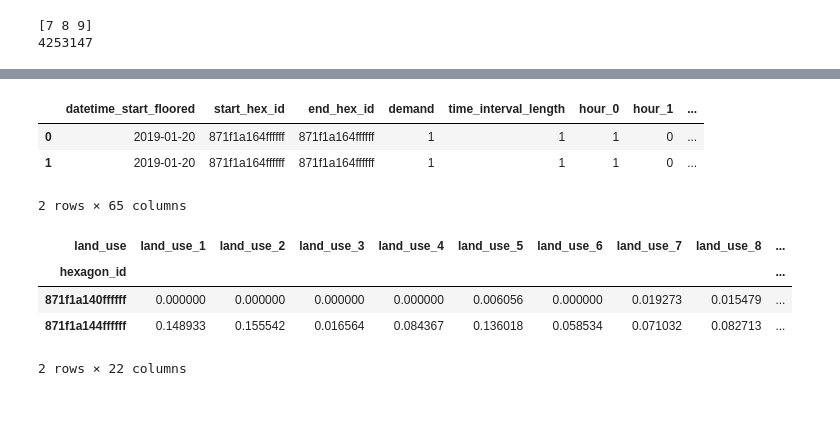
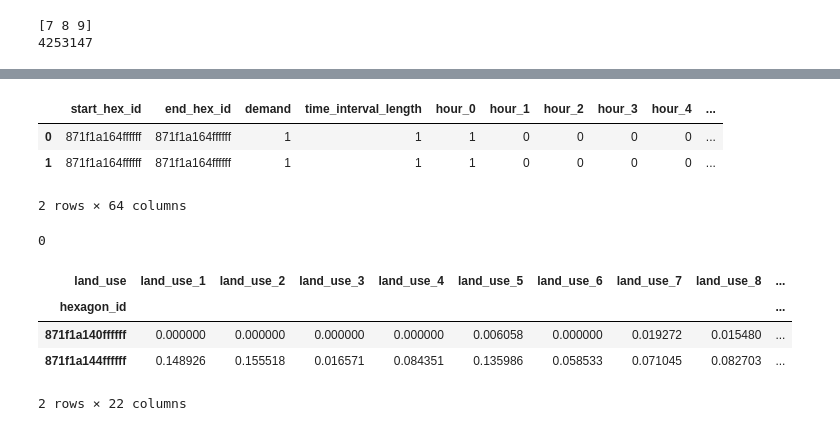
Before and after one commit to mogottsch/aaa-2022-magma, a Jupyter notebook: 04_predictive_analysis/00_feature_generation.ipynb, the cells around one changed output, grey strips where cells are left out. Cells and saved outputs as stored; diff of their text form; code cells hidden in the pictures.

```diff
--- a/04_predictive_analysis/00_feature_generation.ipynb
+++ b/04_predictive_analysis/00_feature_generation.ipynb
@@ -85,6 +117,6 @@ trips_aggregated_df.head(2)
 # %%
 trips_aggregated_df = pd.merge(trips_aggregated_df, hexagons_with_pois_df, left_on="end_hex_id", right_on="hex")
-trips_aggregated_df = trips_aggregated_df.drop(columns={"hex", "hex_and_neighbors", "h3_res_y"})
+trips_aggregated_df = trips_aggregated_df.drop(columns={"hex", "h3_res_y"})
 
 # add '_end' suffix to poi columns
 trips_aggregated_df = trips_aggregated_df.rename(
@@ -98,18 +130,24 @@ trips_aggregated_df = trips_aggregated_df.rename(
 )
 trips_aggregated_df.head(2)
 # %% [output]
-|  | datetime_start_floored | start_hex_id | end_hex_id | demand | time_interval_length | hour_0 | hour_1 | ... |
-| 0 | 2019-01-20 | 871f1a164ffffff | 871f1a164ffffff | 1 | 1 | 1 | 0 | ... |
-| 1 | 2019-01-20 | 871f1a164ffffff | 871f1a164ffffff | 1 | 1 | 1 | 0 | ... |
+|  | start_hex_id | end_hex_id | demand | time_interval_length | hour_0 | hour_1 | hour_2 | hour_3 | hour_4 | ... |
+| 0 | 871f1a164ffffff | 871f1a164ffffff | 1 | 1 | 1 | 0 | 0 | 0 | 0 | ... |
+| 1 | 871f1a164ffffff | 871f1a164ffffff | 1 | 1 | 1 | 0 | 0 | 0 | 0 | ... |
-2 rows × 65 columns
+2 rows × 64 columns
+# %%
+del hexagons_with_pois_df
+gc.collect()
+# %% [output]
+0
 # %%
 hexagons_with_land_use_df = pd.read_parquet(HEXAGONS_WITH_LAND_USE_PATH)
+hexagons_with_land_use_df = hexagons_with_land_use_df.astype(np.float16)
 hexagons_with_land_use_df.head(2)
 # %% [output]
 | land_use | land_use_1 | land_use_2 | land_use_3 | land_use_4 | land_use_5 | land_use_6 | land_use_7 | land_use_8 | ... |
 | hexagon_id |  |  |  |  |  |  |  |  | ... |
-| 871f1a140ffffff | 0.000000 | 0.000000 | 0.000000 | 0.000000 | 0.006056 | 0.000000 | 0.019273 | 0.015479 | ... |
-| 871f1a144ffffff | 0.148933 | 0.155542 | 0.016564 | 0.084367 | 0.136018 | 0.058534 | 0.071032 | 0.082713 | ... |
+| 871f1a140ffffff | 0.000000 | 0.000000 | 0.000000 | 0.000000 | 0.006058 | 0.000000 | 0.019272 | 0.015480 | ... |
+| 871f1a144ffffff | 0.148926 | 0.155518 | 0.016571 | 0.084351 | 0.135986 | 0.058533 | 0.071045 | 0.082703 | ... |
 2 rows × 22 columns
 # %%
 trips_aggregated_df = pd.merge(trips_aggregated_df, hexagons_with_land_use_df.add_prefix("start_"), left_on="start_hex_id", right_on="hexagon_id")
```
Also changed, not shown: parts of 26 cells of this notebook, 2 other files.
